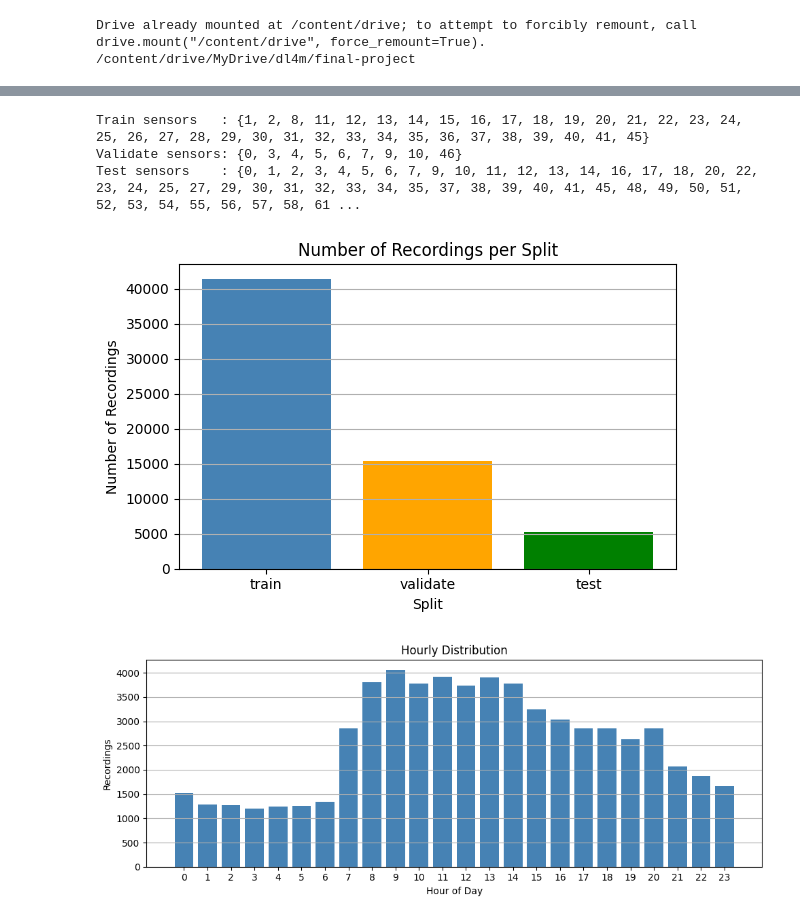
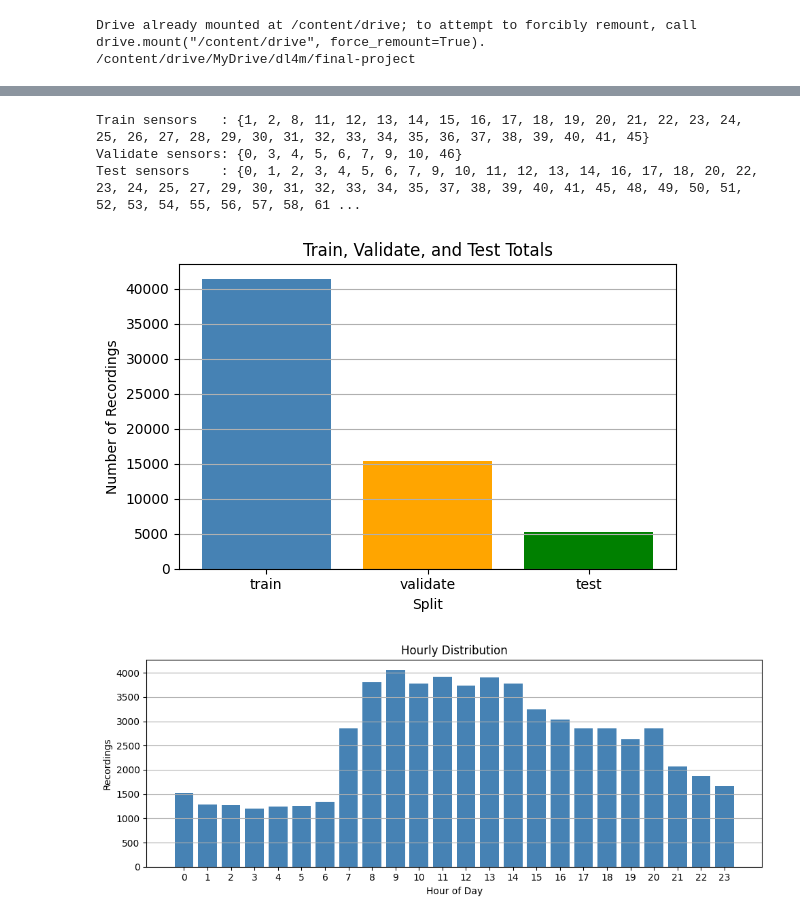
Before and after one commit to calanuzao/noise-bliss, a Jupyter notebook: main.ipynb, the cells around one changed output, grey strips where cells are left out. Cells and saved outputs as stored; diff of their text form; code cells hidden in the pictures.

```diff
--- a/main.ipynb
+++ b/main.ipynb
@@ -77,38 +79,36 @@ Sample audio files:
 [5 rows x 78 columns]
 # %%
 # ---------- ASSIGN AND PLOT SPLIT DATA ----------
-
-# ---------- ASSIGN SPLITS ----------
 train_df = annotations_df[annotations_df['split'] == 'train']
-valid_df = annotations_df[annotations_df['split'] == 'validate']  # optional, only if exists
+valid_df = annotations_df[annotations_df['split'] == 'validate']
 test_df  = annotations_df[annotations_df['split'] == 'test']
 
 # ---------- PRINT SENSOR SETS ----------
 print("Train sensors   :", set(train_df['sensor_id']))
 print("Validate sensors:", set(valid_df['sensor_id']))
 print("Test sensors    :", set(test_df['sensor_id']))
 
 # ---------- COUNT RECORDINGS PER SPLIT ----------
 split_counts = annotations_df['split'].value_counts().reindex(
     ['train', 'validate', 'test'], fill_value=0
 )
 
 # ---------- PLOT RECORDINGS ----------
 plt.figure(figsize=(6, 4))
 colors = ['steelblue', 'orange', 'green']
 plt.bar(split_counts.index, split_counts.values, color=colors[:len(split_counts)])
 
-plt.title("Number of Recordings per Split")
+plt.title("Train, Validate, and Test Totals")
 plt.xlabel("Split")
 plt.ylabel("Number of Recordings")
 plt.grid(axis='y')
 plt.tight_layout()
 plt.show()
 # %% [output]
 Train sensors   : {1, 2, 8, 11, 12, 13, 14, 15, 16, 17, 18, 19, 20, 21, 22, 23, 24, 25, 26, 27, 28, 29, 30, 31, 32, 33, 34, 35, 36, 37, 38, 39, 40, 41, 45}
 Validate sensors: {0, 3, 4, 5, 6, 7, 9, 10, 46}
 Test sensors    : {0, 1, 2, 3, 4, 5, 6, 7, 9, 10, 11, 12, 13, 14, 16, 17, 18, 20, 22, 23, 24, 25, 27, 29, 30, 31, 32, 33, 34, 35, 37, 38, 39, 40, 41, 45, 48, 49, 50, 51, 52, 53, 54, 55, 56, 57, 58, 61 ...
-[figure, old version]
+[figure, new version]
 # %%
 # ---------- COMPUTE AND PLOT TEMPORAL DATA (FULL DATASET) ----------
 
```
Also changed, not shown: parts of 6 cells of this notebook, 1 other file.
